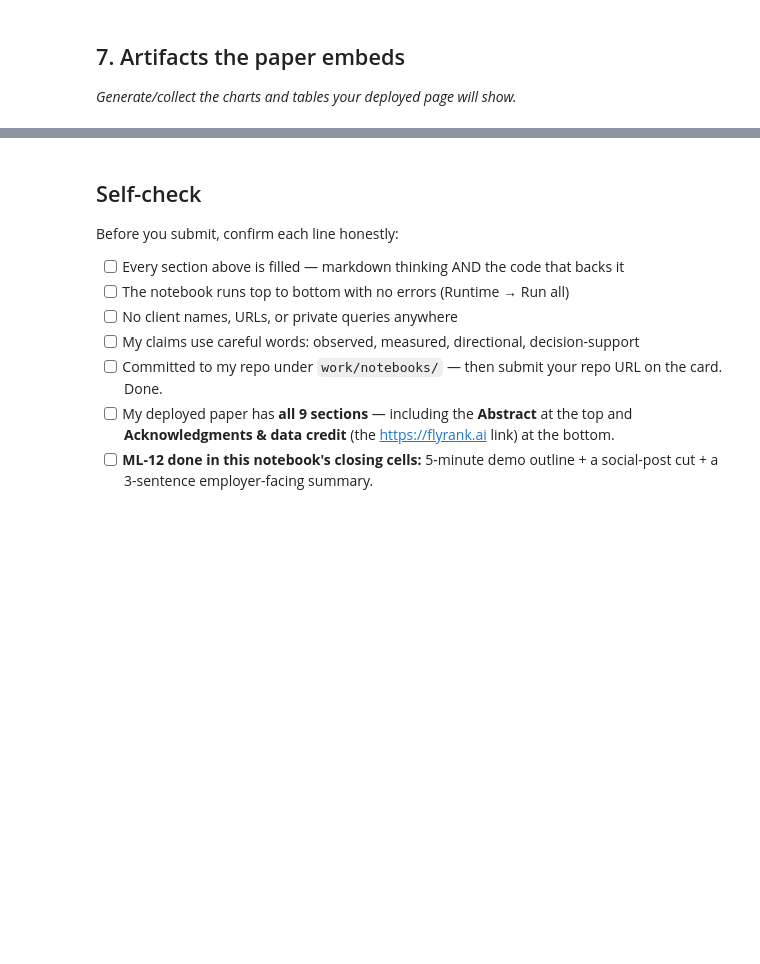
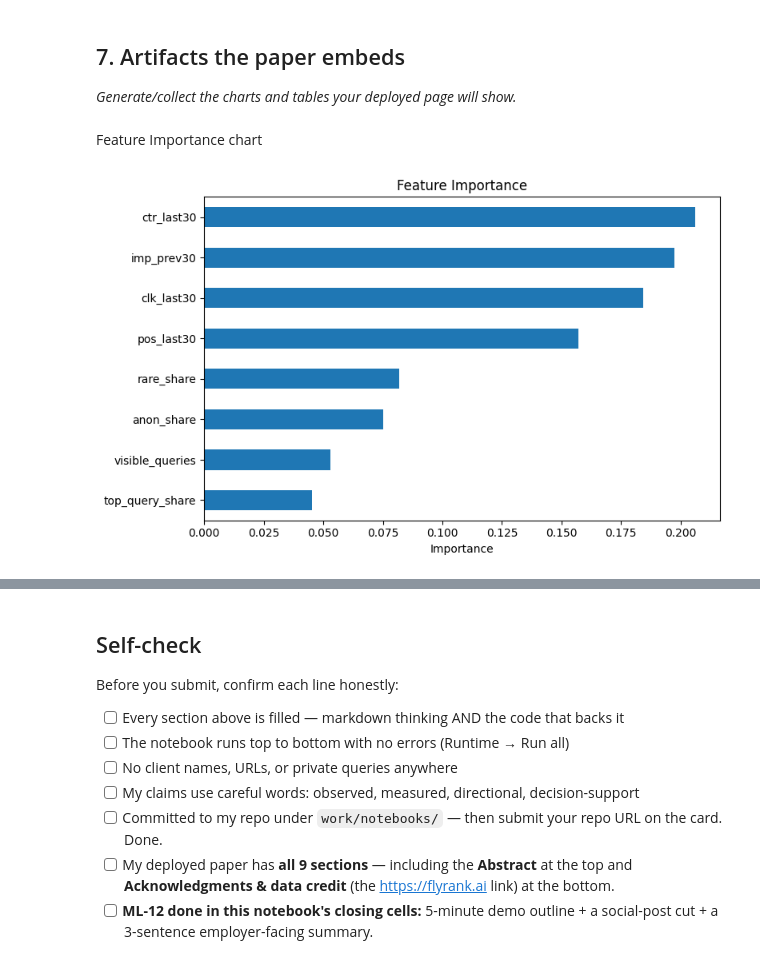
Before and after one commit to mirabdulbaqi/flyrank-ml-internship, a Jupyter notebook: work/notebooks/capstone.ipynb, the cells around one changed output, grey strips where cells are left out. Saved outputs shown, nothing was run; the diff lists cells and outputs as text; code cells hidden in the pictures; blank space fills up the shorter version.

```diff
--- a/work/notebooks/capstone.ipynb
+++ b/work/notebooks/capstone.ipynb
@@ -255,0 +256,22 @@ Confusion Matrix
+# %%
+# Better Feature Engineering
+
+data["ctr_last30"] = (
+    data["clk_last30"] /
+    data["imp_last30"].replace(0, 1)
+)
+
+# Impression growth rate
+data["imp_change_pct"] = (
+    (data["imp_last30"] - data["imp_prev30"])
+    / data["imp_prev30"].replace(0, 1)
+)
+
+data[[
+    "imp_prev30",
+    "imp_last30",
+    "clk_last30",
+    "ctr_last30",
+    "pos_last30",
+    "imp_change_pct"
+]].head()
@@ -345,3 +475,24 @@ Tables used:
 ## 7. Artifacts the paper embeds
 
 *Generate/collect the charts and tables your deployed page will show.*
+# %% [markdown]
+Feature Importance chart
+# %%
+import matplotlib.pyplot as plt
+import pandas as pd
+
+importance = pd.Series(
+    model2.feature_importances_,
+    index=feature_cols
+).sort_values(ascending=True)
+
+plt.figure(figsize=(8,5))
+importance.plot(kind="barh")
+
+plt.title("Feature Importance")
+plt.xlabel("Importance")
+
+plt.tight_layout()
+plt.show()
+# %% [output]
+[figure, added]
```
Also changed, not shown: parts of 14 cells of this notebook.
